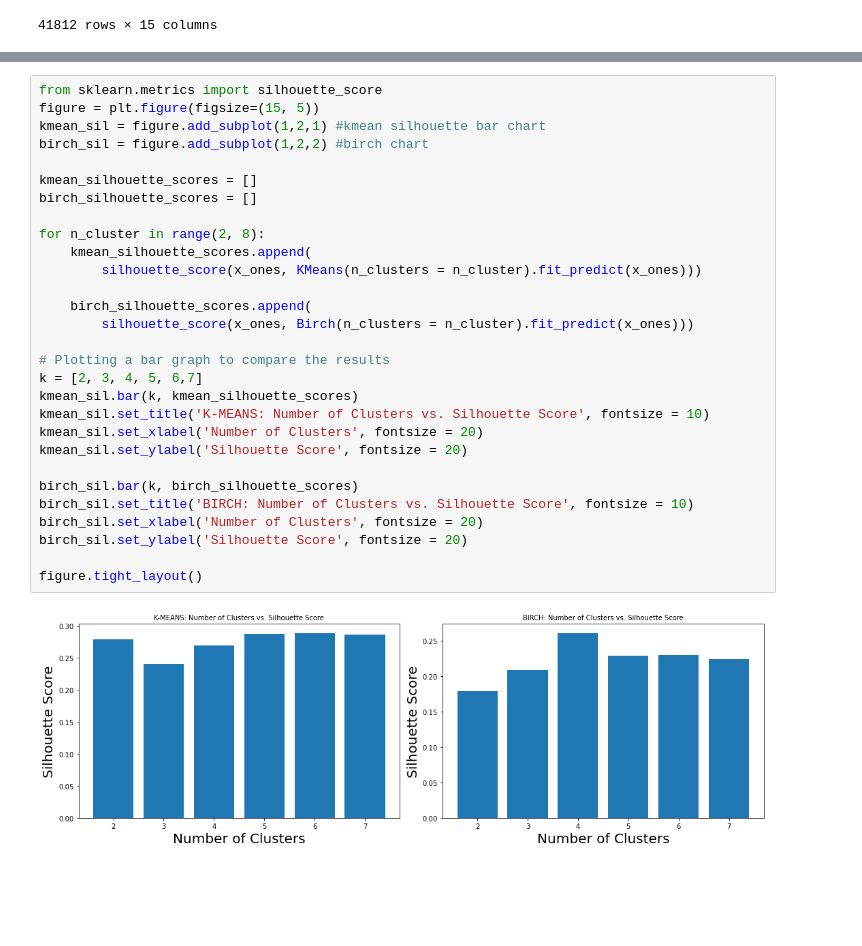
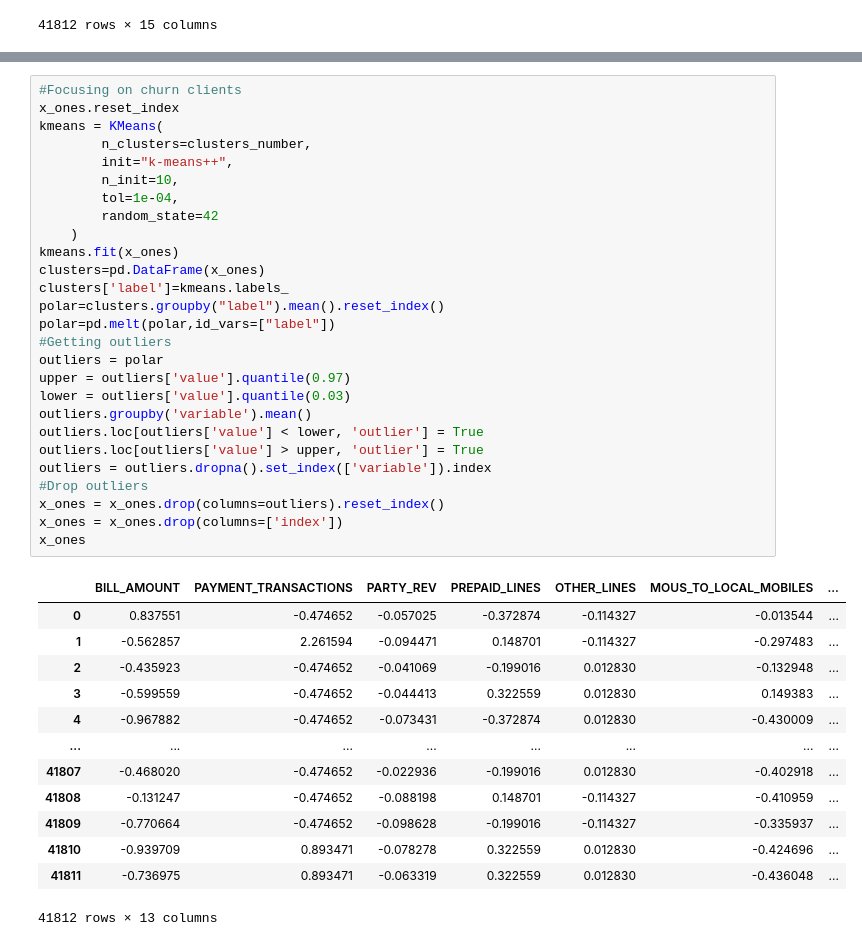
Before and after one commit to KarenRugerioA/TC3007C_AI, a Jupyter notebook: implementation/fragments/clusterization/telecom_churn_me/kmeans.ipynb, the cells around one changed output, grey strips where cells are left out. Saved outputs shown, nothing was run; the diff lists cells and outputs as text; blank space fills up the shorter version.

```diff
--- a/implementation/fragments/clusterization/telecom_churn_me/kmeans.ipynb
+++ b/implementation/fragments/clusterization/telecom_churn_me/kmeans.ipynb
@@ -183,32 +160,42 @@ plt.show()
-# %%
-from sklearn.metrics import silhouette_score
-figure = plt.figure(figsize=(15, 5))
-kmean_sil = figure.add_subplot(1,2,1) #kmean silhouette bar chart
-birch_sil = figure.add_subplot(1,2,2) #birch chart
-
-kmean_silhouette_scores = []
-birch_silhouette_scores = []
-
-for n_cluster in range(2, 8):
-    kmean_silhouette_scores.append(
-        silhouette_score(x_ones, KMeans(n_clusters = n_cluster).fit_predict(x_ones)))
-
-    birch_silhouette_scores.append(
-        silhouette_score(x_ones, Birch(n_clusters = n_cluster).fit_predict(x_ones)))
-
-# Plotting a bar graph to compare the results
-k = [2, 3, 4, 5, 6,7]
-kmean_sil.bar(k, kmean_silhouette_scores)
-kmean_sil.set_title('K-MEANS: Number of Clusters vs. Silhouette Score', fontsize = 10)
-kmean_sil.set_xlabel('Number of Clusters', fontsize = 20)
-kmean_sil.set_ylabel('Silhouette Score', fontsize = 20)
-
-birch_sil.bar(k, birch_silhouette_scores)
-birch_sil.set_title('BIRCH: Number of Clusters vs. Silhouette Score', fontsize = 10)
-birch_sil.set_xlabel('Number of Clusters', fontsize = 20)
-birch_sil.set_ylabel('Silhouette Score', fontsize = 20)
-
-figure.tight_layout()
-# %% [output]
-[figure, removed]
+# %%
+#Focusing on churn clients
+x_ones.reset_index
+kmeans = KMeans(
+        n_clusters=clusters_number,
+        init="k-means++",
+        n_init=10,
+        tol=1e-04,
+        random_state=42
+    )
+kmeans.fit(x_ones)
+clusters=pd.DataFrame(x_ones)
+clusters['label']=kmeans.labels_
+polar=clusters.groupby("label").mean().reset_index()
+polar=pd.melt(polar,id_vars=["label"])
+#Getting outliers
+outliers = polar
+upper = outliers['value'].quantile(0.97)
+lower = outliers['value'].quantile(0.03)
+outliers.groupby('variable').mean()
+outliers.loc[outliers['value'] < lower, 'outlier'] = True
+outliers.loc[outliers['value'] > upper, 'outlier'] = True
+outliers = outliers.dropna().set_index(['variable']).index
+#Drop outliers
+x_ones = x_ones.drop(columns=outliers).reset_index()
+x_ones = x_ones.drop(columns=['index'])
+x_ones
+# %% [output]
+|  | BILL_AMOUNT | PAYMENT_TRANSACTIONS | PARTY_REV | PREPAID_LINES | OTHER_LINES | MOUS_TO_LOCAL_MOBILES | ... |
+| 0 | 0.837551 | -0.474652 | -0.057025 | -0.372874 | -0.114327 | -0.013544 | ... |
+| 1 | -0.562857 | 2.261594 | -0.094471 | 0.148701 | -0.114327 | -0.297483 | ... |
+| 2 | -0.435923 | -0.474652 | -0.041069 | -0.199016 | 0.012830 | -0.132948 | ... |
+| 3 | -0.599559 | -0.474652 | -0.044413 | 0.322559 | 0.012830 | 0.149383 | ... |
+| 4 | -0.967882 | -0.474652 | -0.073431 | -0.372874 | 0.012830 | -0.430009 | ... |
+| ... | ... | ... | ... | ... | ... | ... | ... |
+| 41807 | -0.468020 | -0.474652 | -0.022936 | -0.199016 | 0.012830 | -0.402918 | ... |
+| 41808 | -0.131247 | -0.474652 | -0.088198 | 0.148701 | -0.114327 | -0.410959 | ... |
+| 41809 | -0.770664 | -0.474652 | -0.098628 | -0.199016 | -0.114327 | -0.335937 | ... |
+| 41810 | -0.939709 | 0.893471 | -0.078278 | 0.322559 | 0.012830 | -0.424696 | ... |
+| 41811 | -0.736975 | 0.893471 | -0.063319 | 0.322559 | 0.012830 | -0.436048 | ... |
+41812 rows × 13 columns
 # %%
```
Also changed, not shown: parts of 13 cells of this notebook, 5 other files.
